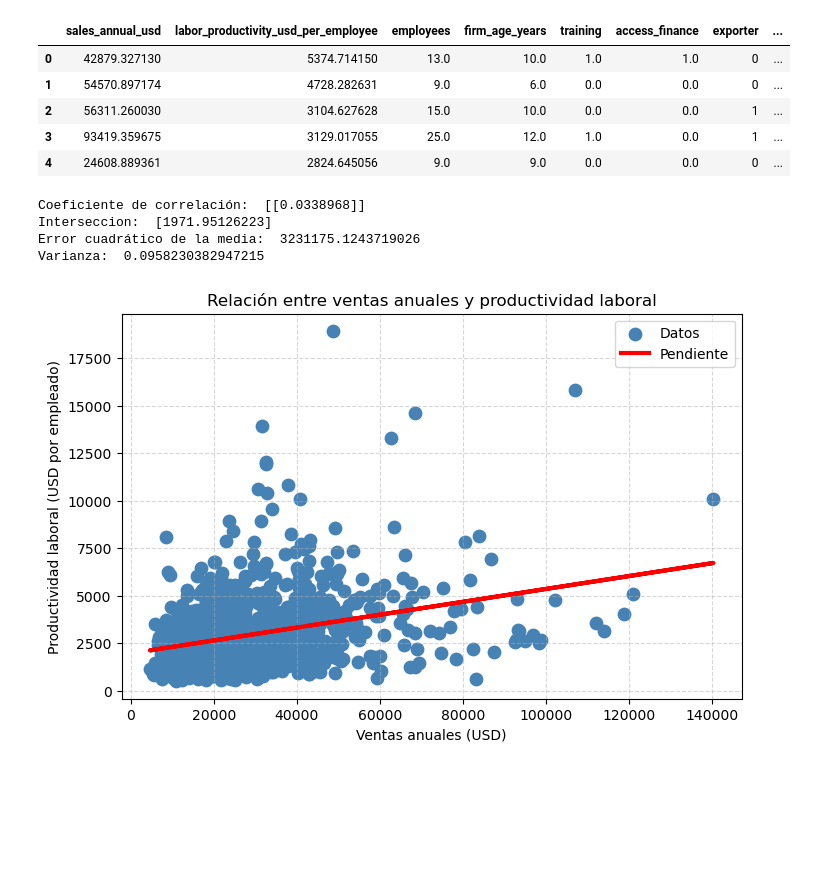
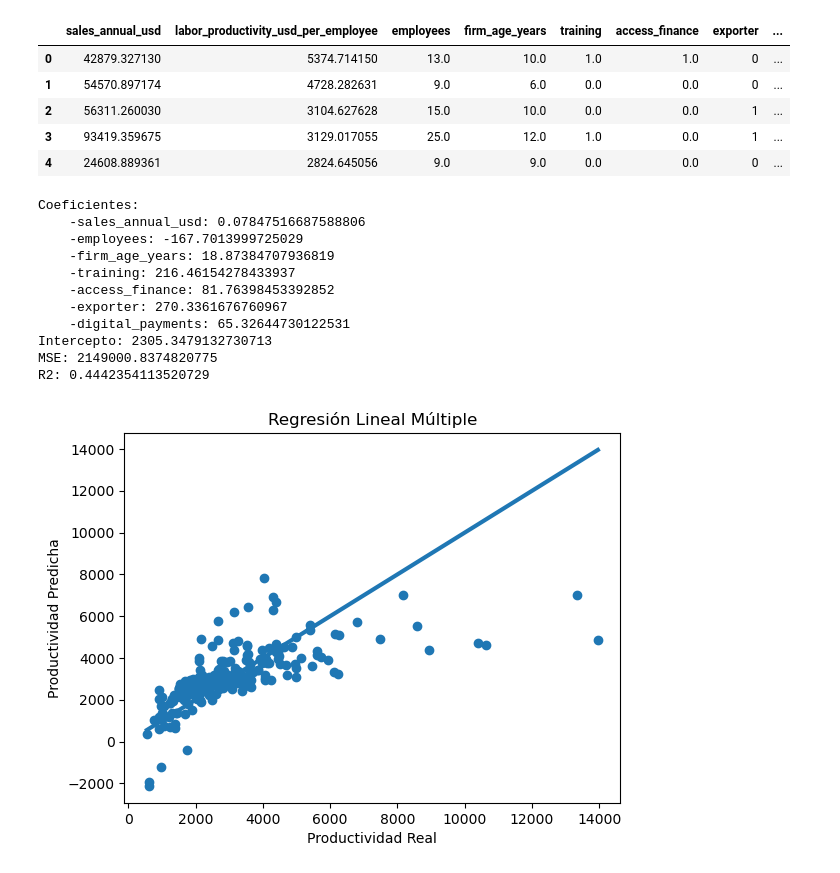
Before and after one commit to Pancholot/Procesamiento_Inteligente_Datos_Francisco_Faller, a Jupyter notebook: Actividad 7/Regresion_Lineal_Act7.ipynb, the cells around one changed output. Cells and saved outputs as stored; diff of their text form; code cells hidden in the pictures; blank space fills up the shorter version.

```diff
--- a/Actividad 7/Regresion_Lineal_Act7.ipynb
+++ b/Actividad 7/Regresion_Lineal_Act7.ipynb
@@ -42,35 +54,38 @@ y_train = np.array(dataNoNull['labor_productivity_usd_per_employee']).reshape(-1
 # %%
-#Calcular la formula de regresión lineal
-r = linear_model.LinearRegression()
+model = LinearRegression()
+model.fit(X_train, y_train)
 
-#Entrenando el modelo con los datos
-r.fit(x_train, y_train)
+y_pred = model.predict(X_test)
+mse = mean_squared_error(y_test, y_pred)
+r2 = r2_score(y_test, y_pred)
 
-#Obtener las predicciones
-y_pred = r.predict(x_train)
+print("Coeficientes:")
+for var, coef in zip(X.columns, model.coef_):
+    print(f"    -{var}: {coef}")
 
-print('Coeficiente de correlación: ', r.coef_)
-print('Interseccion: ', r.intercept_)
-print('Error cuadrático de la media: ', mean_squared_error(y_train, y_pred))
-print('Varianza: ', r2_score(y_train, y_pred))
+print("Intercepto:", model.intercept_)
+print("MSE:", mse)
+print("R2:", r2)
 # %% [output]
-Coeficiente de correlación:  [[0.0338968]]
-Interseccion:  [1971.95126223]
-Error cuadrático de la media:  3231175.1243719026
-Varianza:  0.0958230382947215
+Coeficientes:
+    -sales_annual_usd: 0.07847516687588806
+    -employees: -167.7013999725029
+    -firm_age_years: 18.87384707936819
+    -training: 216.46154278433937
+    -access_finance: 81.76398453392852
+    -exporter: 270.3361676760967
+    -digital_payments: 65.32644730122531
+Intercepto: 2305.3479132730713
+MSE: 2149000.8374820775
+R2: 0.4442354113520729
 # %%
 # Realizar la gráfica de dispersión y la pendiente
-x = x_train.ravel()
-y = y_train.ravel()
+plt.scatter(y_test, y_pred)
+plt.plot([y_test.min(), y_test.max()], [y_test.min(), y_test.max()], linewidth=3)
 
-plt.figure(figsize=(8,5))
-plt.scatter(x, y, color='steelblue', s=80, label='Datos')
-plt.plot(x, y_pred, color='red', linewidth=3, label='Pendiente')
-plt.xlabel('Ventas anuales (USD)')
-plt.ylabel('Productividad laboral (USD por empleado)')
-plt.title('Relación entre ventas anuales y productividad laboral')
-plt.legend()
-plt.grid(True, linestyle='--', alpha=0.5)
+plt.xlabel("Productividad Real")
+plt.ylabel("Productividad Predicha")
+plt.title("Regresión Lineal Múltiple")
 plt.show()
 # %% [output]
-[figure, old version]
+[figure, new version]
```
Also changed, not shown: parts of 4 cells of this notebook, 3 other files.
